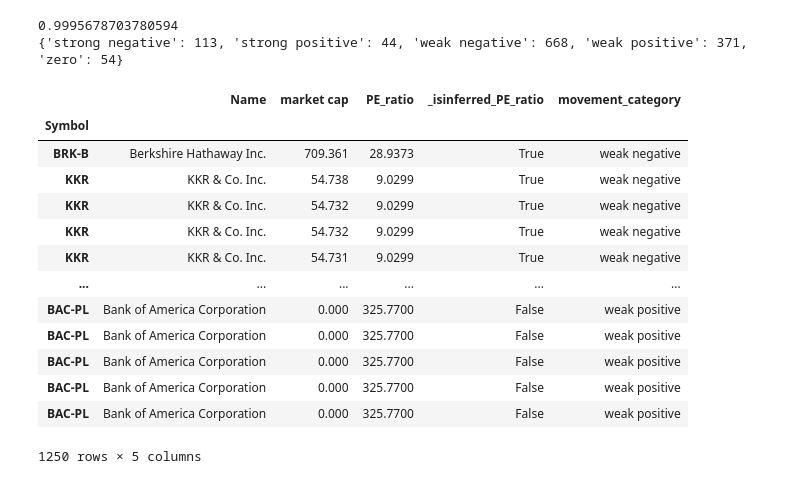
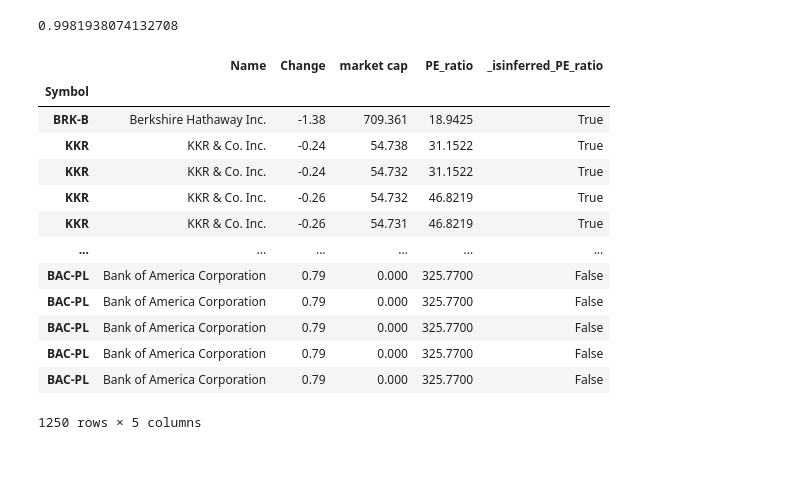
Before and after one commit to chrico-bu-uab/gower, a Jupyter notebook: yahoo.ipynb, the cells around one changed output. Cells and saved outputs as stored; diff of their text form; code cells hidden in the pictures.

```diff
--- a/yahoo.ipynb
+++ b/yahoo.ipynb
@@ -7,47 +7,40 @@ from gower.gower_dist import *
 # %%
 yahoo = pd.read_csv("yahoo Finanace_industry - Stock Market.csv", index_col=0).drop("Price", axis=1)
 
 yahoo["market cap"] = yahoo["market cap"].str.replace("B", "", regex=False).astype(float)
+# yahoo["Change"] = np.log1p(yahoo["Change"] / 100)
+
+#infer pe ratio
 test_mask = yahoo.PE_ratio.isna()
 yahoo["_isinferred_PE_ratio"] = test_mask
-subset = yahoo[["market cap", "PE_ratio"]]
+subset = yahoo[["Change", "market cap", "PE_ratio"]]
 train = subset[~test_mask]
 test = subset[test_mask]
 reg = RandomForestRegressor(random_state=42)
-reg.fit(train.drop("PE_ratio", axis=1), train.PE_ratio)
+X = train.drop("PE_ratio", axis=1)
+y = train.PE_ratio
+reg.fit(X, y)
 yahoo.loc[test_mask, "PE_ratio"] = reg.predict(test.drop("PE_ratio", axis=1))
-
-X = yahoo.drop(["Name", "Change"], axis=1)
-y = yahoo.Change
+#check inference
 X_train, X_test, y_train, y_test = train_test_split(X, y, random_state=42)
 reg.fit(X_train, y_train)
 print(reg.score(X_test, y_test))
 
-norm_change = (yahoo.Change - yahoo.Change.mean()) / yahoo.Change.std()
-yahoo["movement_category"] = "strong negative"
-yahoo.loc[norm_change > -1, "movement_category"] = "weak negative"
-yahoo.loc[norm_change > -0.01, "movement_category"] = "zero"
-yahoo.loc[norm_change > 0.01, "movement_category"] = "weak positive"
-yahoo.loc[norm_change > 1, "movement_category"] = "strong positive"
-yahoo.drop("Change", axis=1, inplace=True)
-print(dict(zip(*np.unique(yahoo.movement_category, return_counts=True))))
-
-yahoo.sort_values(["_isinferred_PE_ratio", "market cap"], ascending=False)
+yahoo.sample(10, random_state=42)
 # %% [output]
-0.9995678703780594
-{'strong negative': 113, 'strong positive': 44, 'weak negative': 668, 'weak positive': 371, 'zero': 54}
+0.9981938074132708
-|  | Name | market cap | PE_ratio | _isinferred_PE_ratio | movement_category |
+|  | Name | Change | market cap | PE_ratio | _isinferred_PE_ratio |
 | Symbol |  |  |  |  |  |
-| BRK-B | Berkshire Hathaway Inc. | 709.361 | 28.9373 | True | weak negative |
-| KKR | KKR & Co. Inc. | 54.738 | 9.0299 | True | weak negative |
-| KKR | KKR & Co. Inc. | 54.732 | 9.0299 | True | weak negative |
-| KKR | KKR & Co. Inc. | 54.732 | 9.0299 | True | weak negative |
-| KKR | KKR & Co. Inc. | 54.731 | 9.0299 | True | weak negative |
+| BRK-B | Berkshire Hathaway Inc. | -1.38 | 709.361 | 18.9425 | True |
+| KKR | KKR & Co. Inc. | -0.24 | 54.738 | 31.1522 | True |
+| KKR | KKR & Co. Inc. | -0.24 | 54.732 | 31.1522 | True |
+| KKR | KKR & Co. Inc. | -0.26 | 54.732 | 46.8219 | True |
+| KKR | KKR & Co. Inc. | -0.26 | 54.731 | 46.8219 | True |
 | ... | ... | ... | ... | ... | ... |
-| BAC-PL | Bank of America Corporation | 0.000 | 325.7700 | False | weak positive |
-| BAC-PL | Bank of America Corporation | 0.000 | 325.7700 | False | weak positive |
-| BAC-PL | Bank of America Corporation | 0.000 | 325.7700 | False | weak positive |
-| BAC-PL | Bank of America Corporation | 0.000 | 325.7700 | False | weak positive |
-| BAC-PL | Bank of America Corporation | 0.000 | 325.7700 | False | weak positive |
+| BAC-PL | Bank of America Corporation | 0.79 | 0.000 | 325.7700 | False |
+| BAC-PL | Bank of America Corporation | 0.79 | 0.000 | 325.7700 | False |
+| BAC-PL | Bank of America Corporation | 0.79 | 0.000 | 325.7700 | False |
+| BAC-PL | Bank of America Corporation | 0.79 | 0.000 | 325.7700 | False |
+| BAC-PL | Bank of America Corporation | 0.79 | 0.000 | 325.7700 | False |
 1250 rows × 5 columns
 # %%
```
Also changed, not shown: parts of 5 cells of this notebook, 3 other files.
